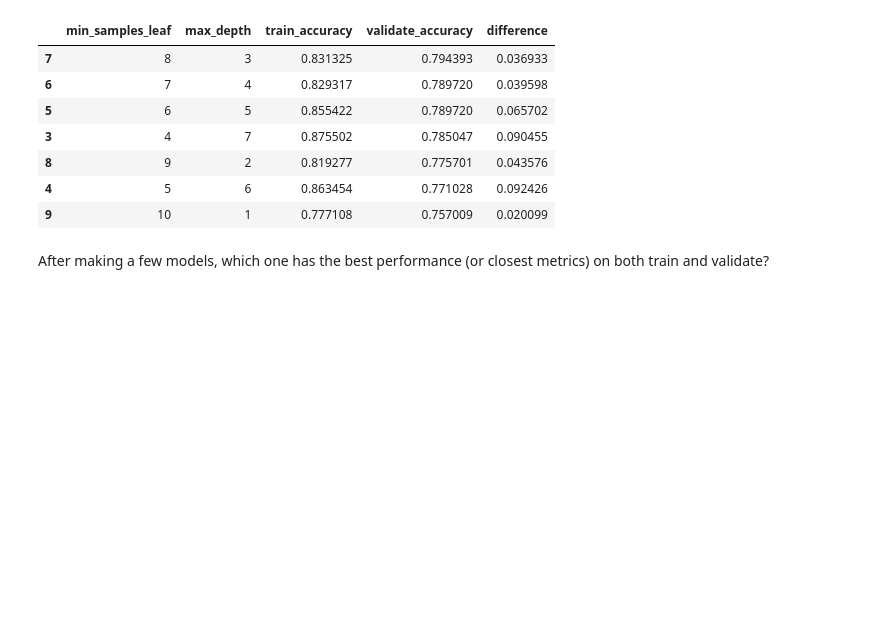
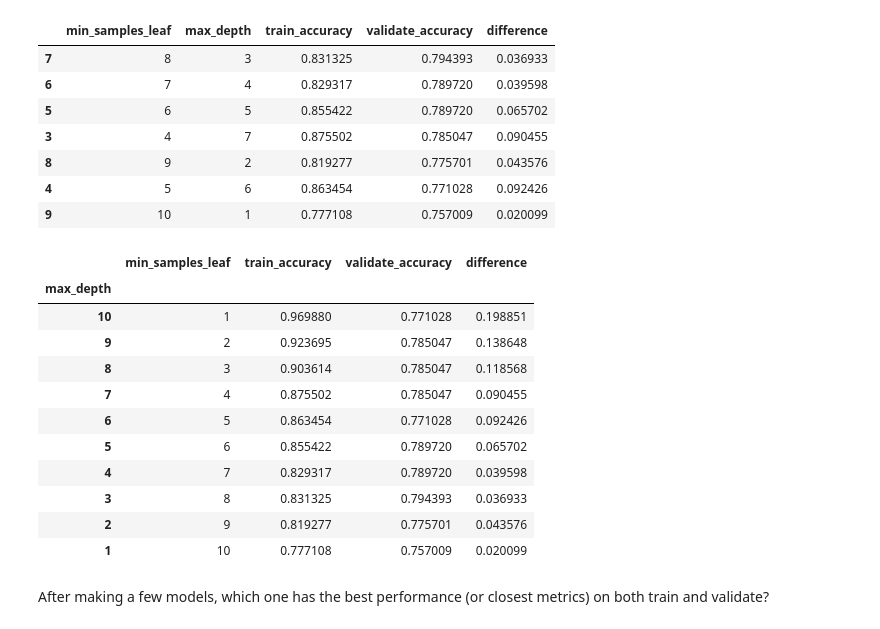
Before and after one commit to Jared-Godar/classification-exercises, a Jupyter notebook: model.ipynb, the cells around one changed output. Saved outputs shown, nothing was run; the diff lists cells and outputs as text; code cells hidden in the pictures; blank space fills up the shorter version.

```diff
--- a/model.ipynb
+++ b/model.ipynb
@@ -633,6 +644,21 @@ df[df.difference <= 0.10].sort_values(by=['validate_accuracy', 'difference'], as
 | 8 | 9 | 2 | 0.819277 | 0.775701 | 0.043576 |
 | 4 | 5 | 6 | 0.863454 | 0.771028 | 0.092426 |
 | 9 | 10 | 1 | 0.777108 | 0.757009 | 0.020099 |
+# %%
+df.set_index('max_depth')
+# %% [output]
+|  | min_samples_leaf | train_accuracy | validate_accuracy | difference |
+| max_depth |  |  |  |  |
+| 10 | 1 | 0.969880 | 0.771028 | 0.198851 |
+| 9 | 2 | 0.923695 | 0.785047 | 0.138648 |
+| 8 | 3 | 0.903614 | 0.785047 | 0.118568 |
+| 7 | 4 | 0.875502 | 0.785047 | 0.090455 |
+| 6 | 5 | 0.863454 | 0.771028 | 0.092426 |
+| 5 | 6 | 0.855422 | 0.789720 | 0.065702 |
+| 4 | 7 | 0.829317 | 0.789720 | 0.039598 |
+| 3 | 8 | 0.831325 | 0.794393 | 0.036933 |
+| 2 | 9 | 0.819277 | 0.775701 | 0.043576 |
+| 1 | 10 | 0.777108 | 0.757009 | 0.020099 |
 # %% [markdown]
 
 After making a few models, which one has the best performance (or closest metrics) on both train and validate?
```
Also changed, not shown: parts of 55 cells of this notebook, 2 other files.
